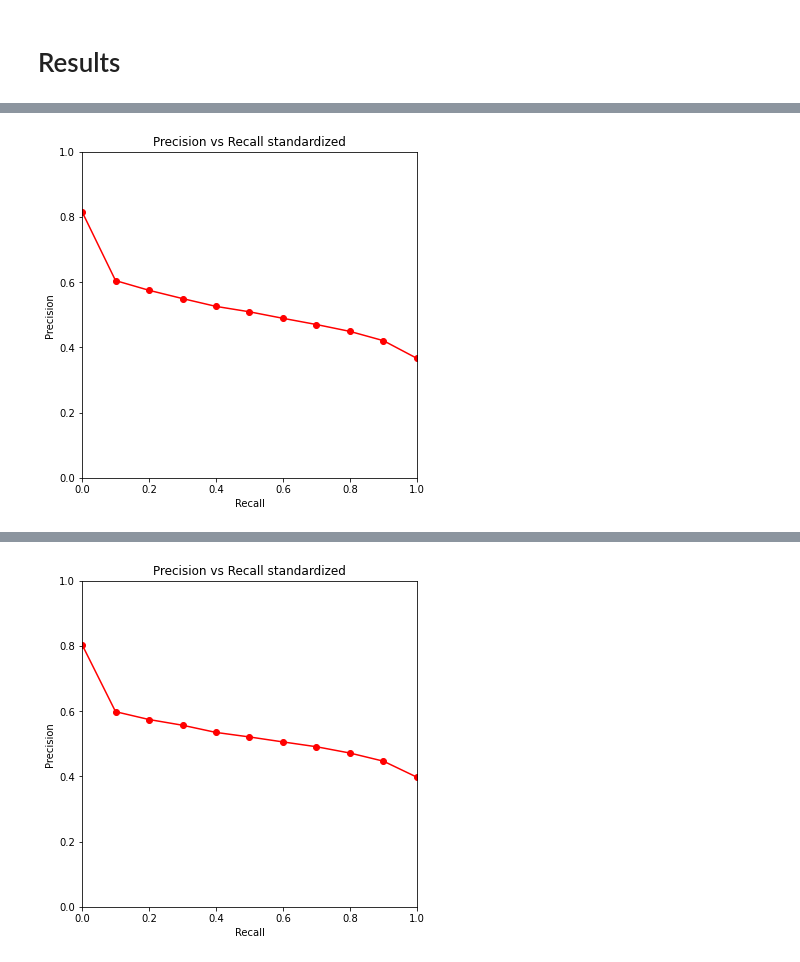
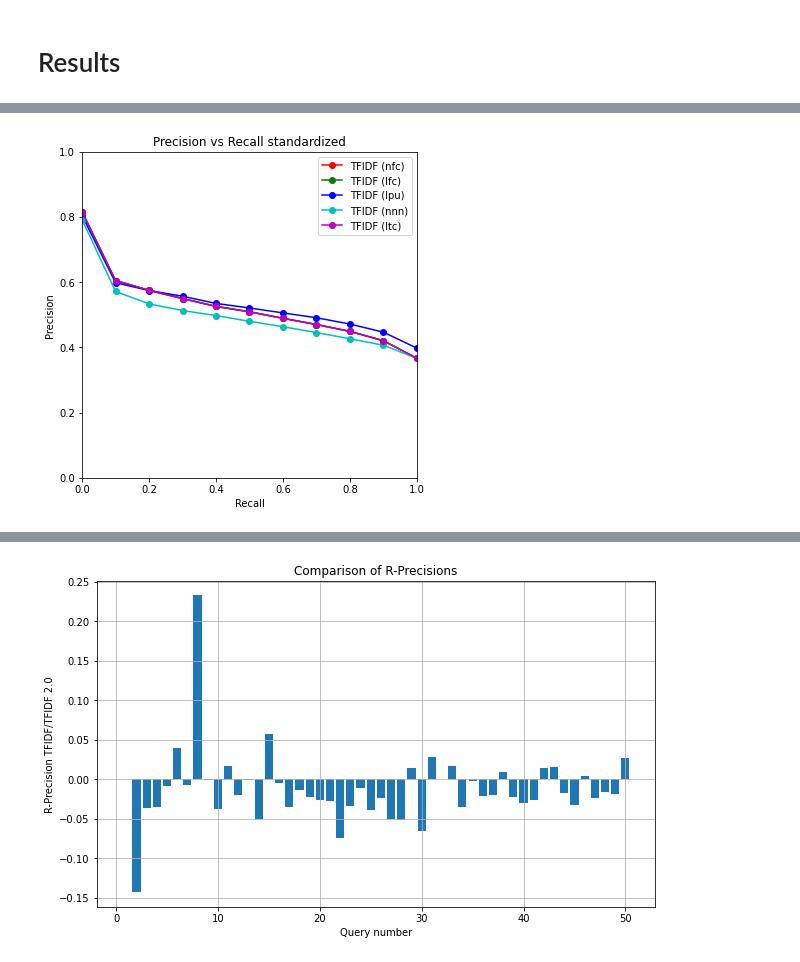
Before and after one commit to themrcesi/Biomedical-Informatics, a Jupyter notebook: Information Retrieval Engine/src/IRSystem.ipynb, the cells around one changed output, grey strips where cells are left out. Saved outputs shown, nothing was run; the diff lists cells and outputs as text; code cells hidden in the pictures.

```diff
--- a/Information Retrieval Engine/src/IRSystem.ipynb
+++ b/Information Retrieval Engine/src/IRSystem.ipynb
@@ -476,3 +476,8 @@ model_tfidf_2 = models.TfidfModel(bow, smartirs="lpu")
+# %%
+model_tfidf_3 = models.TfidfModel(bow, smartirs="lpu")
+model_tfidf_2 = models.TfidfModel(bow, smartirs="lfc")
+model_tfidf_5 = models.TfidfModel(bow, smartirs="ltc")
+model_tfidf_4 = models.TfidfModel(bow, smartirs="nnn")
 # %% [markdown]
 # Results
 # %%
@@ -527,43 +531,57 @@ def get_statistics(launch_query, queries, titles, metadata, judgements):
     return {"mavp": mavp, "precision":precision, "r-precision":r_precision}
 # %%
 recall = np.arange(0,1.1, 0.1)
+modelos = [{"name":"TFIDF (nfc)", "term": "raw", "document": "idf", "normalization": "cosine", "model": model_tfidf, "color": "r"},
+          {"name":"TFIDF (lfc)", "term": "logarithmic", "document": "idf", "normalization": "cosine",
+           "model": model_tfidf_2, "color": "g"},
+           {"name":"TFIDF (lpu)", "term": "logarithmic", "document": "probabilistic", "normalization": "pivoted unique",
+           "model": model_tfidf_3, "color": "b"},
+           {"name":"TFIDF (nnn)", "term": "raw", "document": "none", "normalization": "none",
+           "model": model_tfidf_4, "color": "c"},
+           {"name":"TFIDF (ltc)", "term": "logarithmic", "document": "zero-corrected idf", "normalization": "cosine",
+           "model": model_tfidf_5, "color": "m"}
+         ]
+r_precisions = []
+
 print("###################################################################################")
 print("Evaluating performance of our models...")
-print("-------------------------------------------------------------------------------------")
-print("Evaluating TFIDF: raw term frequency weighing, idf document frequency weighting, cosine normalization")
-print("Computing statistics...")
-data_tfidf = get_statistics(launch(launch_query_tfidf,model_tfidf, dictionary, bow, similarities, titles.copy()), queries.copy(), titles.copy(), metadata.copy(), judgements.copy())
-print("Statistics computed...")
-precision_tfidf = data_tfidf["precision"]
-mavp_tfidf = data_tfidf["mavp"]
-r_precision_tfidf = data_tfidf["r-precision"]
-print(f"Mean Average Precision of this model ==> {mavp_tfidf}")
 plt.figure(figsize=(6,6))
 plt.title("Precision vs Recall standardized")
-plt.plot(recall, precision_tfidf, "r-o")
 plt.axis([0, 1, 0, 1])
 plt.xlabel("Recall")
 plt.ylabel("Precision")
+
+for model in modelos:
+    name = model["name"]
+    term = model["term"]
+    document = model["document"]
+    normalization = model["normalization"]
+    color = model["color"]
+    print("-------------------------------------------------------------------------------------")
+    print(f"Evaluating {name}: {term} term frequency weighing, {document} document frequency weighting, {normalization} normalization")
+    print("Computing statistics...")
+    data_tfidf = get_statistics(launch(launch_query_tfidf,model["model"], dictionary, bow, similarities, titles.copy()), queries.copy(), titles.copy(), metadata.copy(), judgements.copy())
+    print("Statistics computed...")
+    precision_tfidf = data_tfidf["precision"]
+    mavp_tfidf = data_tfidf["mavp"]
+    r_precisions.append(data_tfidf["r-precision"])
+    print(f"Mean Average Precision of this model ==> {mavp_tfidf}")
+    plt.plot(recall, precision_tfidf, f"{color}-o", label=name)
+#print("-------------------------------------------------------------------------------------")
+#print("Evaluating TFIDF 2.0: logarithmic term frequency weighing, idf document frequency weighting, cosine normalization")
+#print("Computing statistics...")
+#data_tfidf_2 = get_statistics(launch(launch_query_tfidf,model_tfidf_2, dictionary, bow, similarities, titles.copy()), queries.copy(), titles.copy(), metadata.copy(), judgements.copy())
+#print("Statistics computed...")
+#precision_tfidf_2 = data_tfidf_2["precision"]
+#mavp_tfidf_2 = data_tfidf_2["mavp"]
+#r_precision_tfidf_2 = data_tfidf_2["r-precision"]
+#print(f"Mean Average Precision of this model ==> {mavp_tfidf_2}")
+#plt.plot(recall, precision_tfidf_2, "b-o", label="TFIDF 2.0")
+plt.legend()
 plt.show()
 print("-------------------------------------------------------------------------------------")
-print("Evaluating TFIDF 2.0: logarithmic term frequency weighing, idf document frequency weighting, cosine normalization")
-print("Computing statistics...")
-data_tfidf_2 = get_statistics(launch(launch_query_tfidf,model_tfidf_2, dictionary, bow, similarities, titles.copy()), queries.copy(), titles.copy(), metadata.copy(), judgements.copy())
-print("Statistics computed...")
-precision_tfidf_2 = data_tfidf_2["precision"]
-mavp_tfidf_2 = data_tfidf_2["mavp"]
-r_precision_tfidf_2 = data_tfidf_2["r-precision"]
-print(f"Mean Average Precision of this model ==> {mavp_tfidf_2}")
-plt.figure(figsize=(6,6))
-plt.title("Precision vs Recall standardized")
-plt.plot(recall, precision_tfidf_2, "r-o")
-plt.axis([0, 1, 0, 1])
-plt.xlabel("Recall")
-plt.ylabel("Precision")
-plt.show()
-print("-------------------------------------------------------------------------------------")
-print("Comparing our models: TFDIF vs TFIDF 2.0")
-r_precision = np.array(r_precision_tfidf) - np.array(r_precision_tfidf_2)
+print("Comparing our models: TFDIF (nfc) vs TFIDF (lpu)")
+r_precision = np.array(r_precisions[0]) - np.array(r_precisions[2])
 # the histogram of the data
 plt.figure(figsize=(10,6))
 plt.bar(np.arange(1,51,1),r_precision)
@@ -586,2 +614,2 @@ Mean Average Precision of this model ==> 0.4982978899333098
-[figure, old version]
+[figure, new version]
 -------------------------------------------------------------------------------------
@@ -593,2 +617,2 @@ Mean Average Precision of this model ==> 0.5087887531431804
-[figure, old version]
+[figure, new version]
 -------------------------------------------------------------------------------------
```
Also changed, not shown: parts of 4 cells of this notebook, 2 other files.
